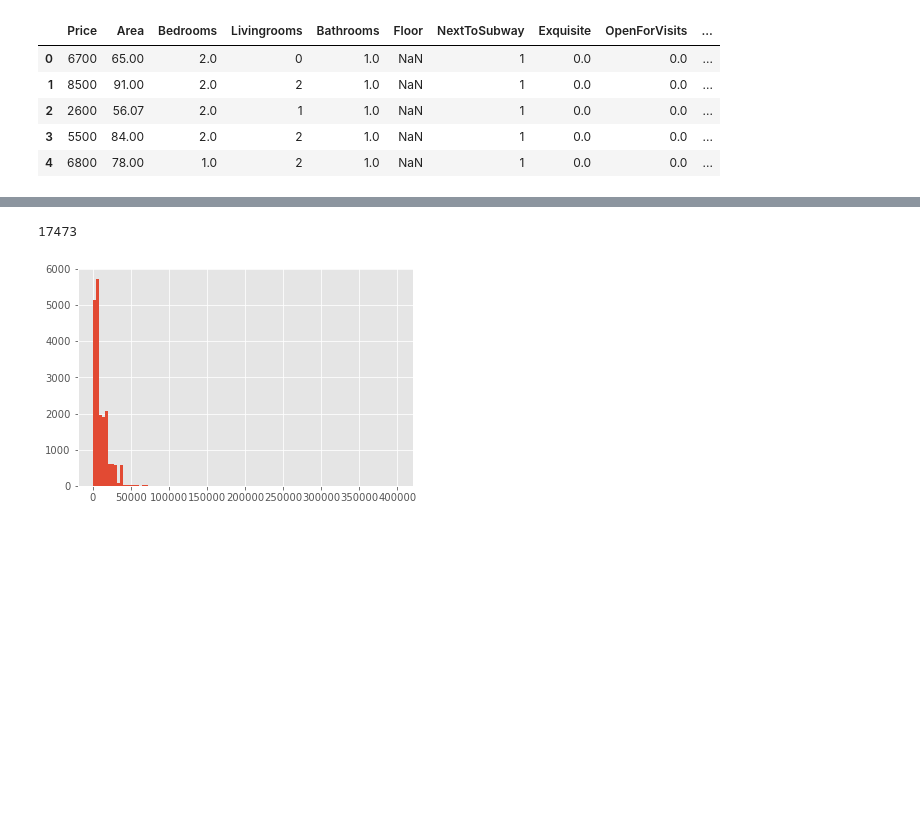
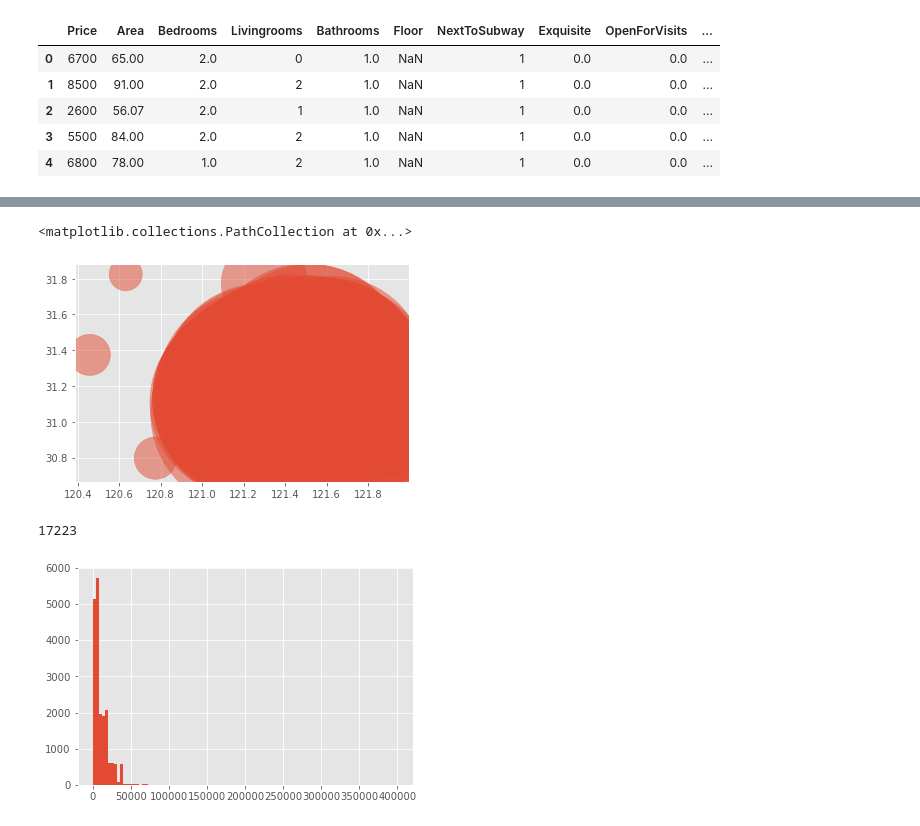
Before and after one commit to EdenWuyifan/Fake-Rental-Listing-Identification, a Jupyter notebook: Clipping.ipynb, the cells around one changed output, grey strips where cells are left out. Cells and saved outputs as stored; diff of their text form; code cells hidden in the pictures; blank space fills up the shorter version.

```diff
--- a/Clipping.ipynb
+++ b/Clipping.ipynb
@@ -92,3 +93,24 @@ full.shape
+# %%
+import numpy as np
+import matplotlib.pyplot as plt
+from matplotlib import colors
+import matplotlib.colors as colors
+
+full = full[full["Longitude"]>=120]
+full = full[full["Latitude"]>=30]
+full = full[full["Latitude"]<=34]
+column = full['Price']
+c = column.values
+x = full["Longitude"]
+y = full["Latitude"]
+#c = np.diag(c)
+#cs = plt.contourf(x, y, c) # PuBu_r是PuBu色带的倒转
+#cbar = plt.colorbar(cs)
+
+plt.scatter(x, y, c, alpha=.5)
+# %% [output]
+<matplotlib.collections.PathCollection at 0x...>
+[figure, added]
 # %%
 from sklearn.model_selection import train_test_split
 
@@ -98,7 +120,7 @@ X_train, X_test, y_train, y_test = train_test_split(X, y, test_size=0.1, random_
 
 X_train.shape[0]
 # %% [output]
-17473
+17223
 # %%
 y = y.astype(np.float)
 
```
Also changed, not shown: parts of 2 cells of this notebook, 8 other files.
